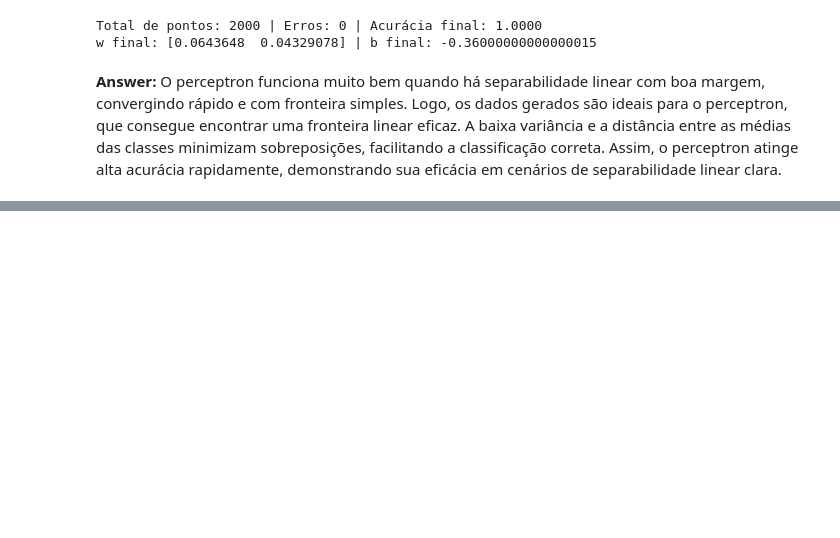
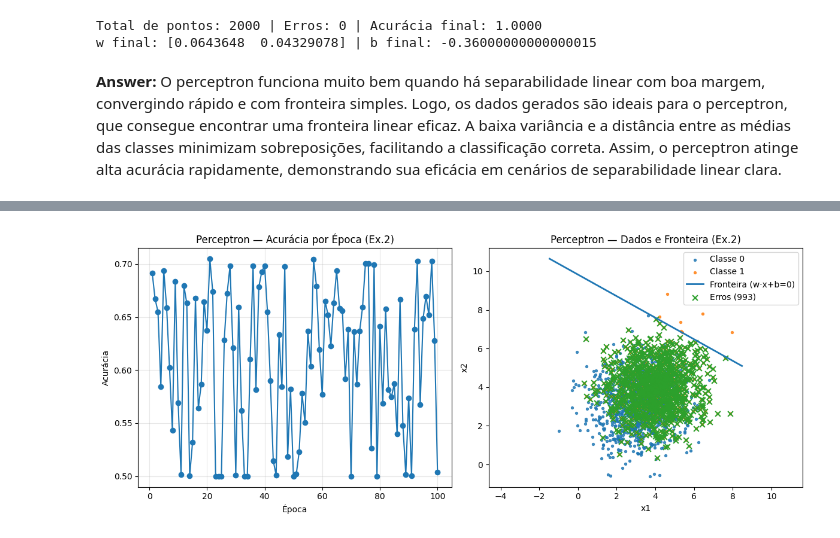
Before and after one commit to MatheusCastellucci/Neural-Network, a Jupyter notebook: Exercicios/EX2/perceptron.ipynb, the cells around one changed output, grey strips where cells are left out. Saved outputs shown, nothing was run; the diff lists cells and outputs as text; code cells hidden in the pictures; blank space fills up the shorter version.

```diff
--- a/Exercicios/EX2/perceptron.ipynb
+++ b/Exercicios/EX2/perceptron.ipynb
@@ -229,0 +280,96 @@ w final: [0.0643648  0.04329078] | b final: -0.36000000000000015
+# %%
+np.random.seed(42)
+
+# rótulos em {-1,+1}
+y_pm1 = np.where(y == 1, 1, -1).astype(int)
+
+# hiperparâmetros
+eta = 0.01
+max_epochs = 100
+
+# inicialização (zeros p/ reprodutibilidade; troque por randn se quiser)
+w = np.zeros(2, dtype=float)
+b = 0.0
+
+accuracies = []
+updates_per_epoch = []
+
+n = X.shape[0]
+
+for epoch in range(1, max_epochs + 1):
+    # embaralhar a ordem a cada época
+    idx = np.random.permutation(n)
+    X_epoch = X[idx]
+    y_epoch = y_pm1[idx]
+
+    updates = 0
+
+    # varrer amostra a amostra (regra do perceptron)
+    for xi, yi in zip(X_epoch, y_epoch):
+        margin = yi * (np.dot(w, xi) + b)
+        if margin <= 0.0:           # misclassified
+            w = w + eta * yi * xi
+            b = b + eta * yi
+            updates += 1
+
+    # acurácia na época (dataset completo)
+    scores = X @ w + b
+    y_pred_pm1 = np.where(scores >= 0.0, 1, -1)
+    acc = (y_pred_pm1 == y_pm1).mean()
+
+    accuracies.append(acc)
+    updates_per_epoch.append(updates)
+
+    print(f"Época {epoch:3d} | updates: {updates:4d} | acc: {acc:.4f}")
+
+    # critério de parada por 'convergência' (aqui pode não ocorrer por causa do overlap)
+    if updates == 0:
+        print("Parada por ausência de updates (raro com overlap).")
+        break
+
+# métricas finais
+scores_final = X @ w + b
+y_pred_pm1 = np.where(scores_final >= 0.0, 1, -1)
+mis_idx = np.where(y_pred_pm1 != y_pm1)[0]
+
+print("\n--- Finais ---")
+print("w:", w)
+print("b:", b)
+print("épocas executadas:", len(accuracies))
+print(f"acurácia final: {accuracies[-1]:.4f}")
+print(f"erros: {mis_idx.size} de {len(X)}")
+
+# ---------- Plots lado a lado ----------
+fig, axes = plt.subplots(1, 2, figsize=(12, 5))
+
+# (A) acurácia por época
+axes[0].plot(range(1, len(accuracies)+1), accuracies, marker='o')
+axes[0].set_xlabel('Época'); axes[0].set_ylabel('Acurácia')
+axes[0].set_title('Perceptron — Acurácia por Época (Ex.2)')
+axes[0].grid(True, alpha=0.3)
+
+# (B) fronteira de decisão + erros
+axes[1].scatter(X[y==0,0], X[y==0,1], s=8, label='Classe 0', alpha=0.8)
+axes[1].scatter(X[y==1,0], X[y==1,1], s=8, label='Classe 1', alpha=0.8)
+
+x1_min, x1_max = X[:,0].min()-0.5, X[:,0].max()+0.5
+xs = np.linspace(x1_min, x1_max, 200)
+if abs(w[1]) > 1e-12:
+    ys = -(w[0]*xs + b) / w[1]
+    axes[1].plot(xs, ys, linewidth=2, label='Fronteira (w·x+b=0)')
+else:
+    x_vertical = -b / (w[0] if abs(w[0]) > 1e-12 else 1e-12)
+    axes[1].axvline(x_vertical, linewidth=2, label='Fronteira (vertical)')
+
+if mis_idx.size > 0:
+    axes[1].scatter(X[mis_idx,0], X[mis_idx,1], s=40, marker='x',
+                    linewidths=1.5, label=f'Erros ({mis_idx.size})')
+
+axes[1].set_xlabel('x1'); axes[1].set_ylabel('x2')
+axes[1].set_title('Perceptron — Dados e Fronteira (Ex.2)')
+axes[1].legend()
+axes[1].axis('equal')
+
+plt.tight_layout()
+plt.show()
+# %% [output]
@@ -229,0 +393 @@ w final: [0.0643648  0.04329078] | b final: -0.36000000000000015
+[figure, added]
```
Also changed, not shown: parts of 9 cells of this notebook.
